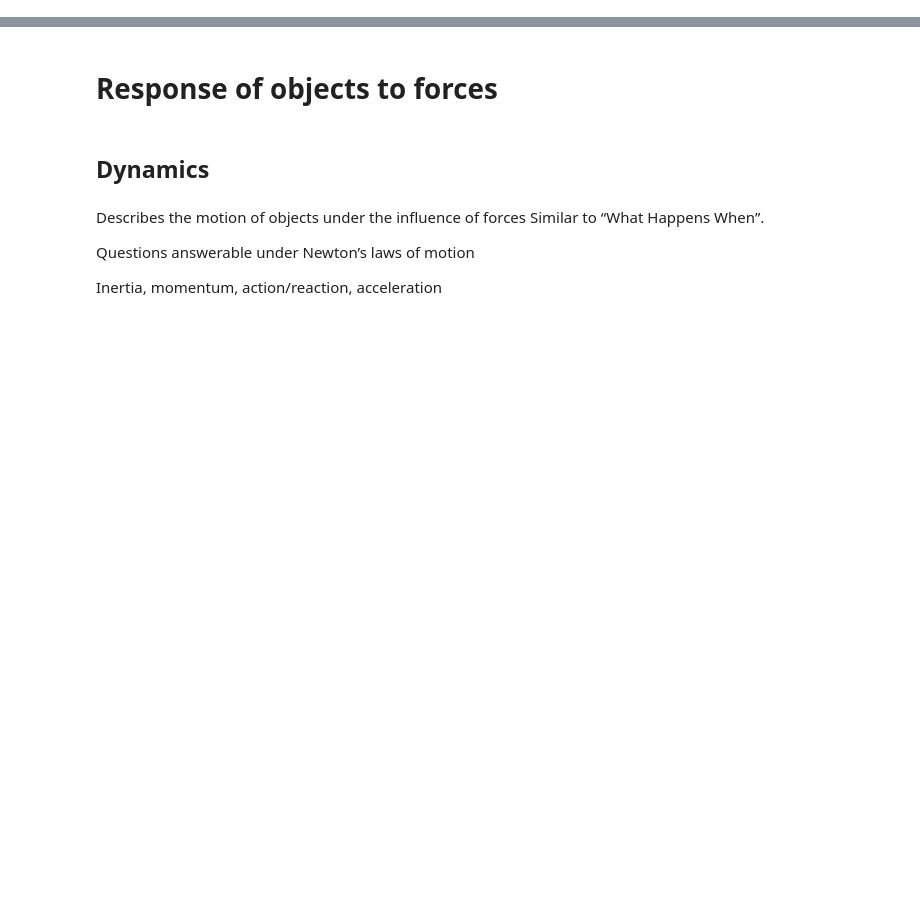
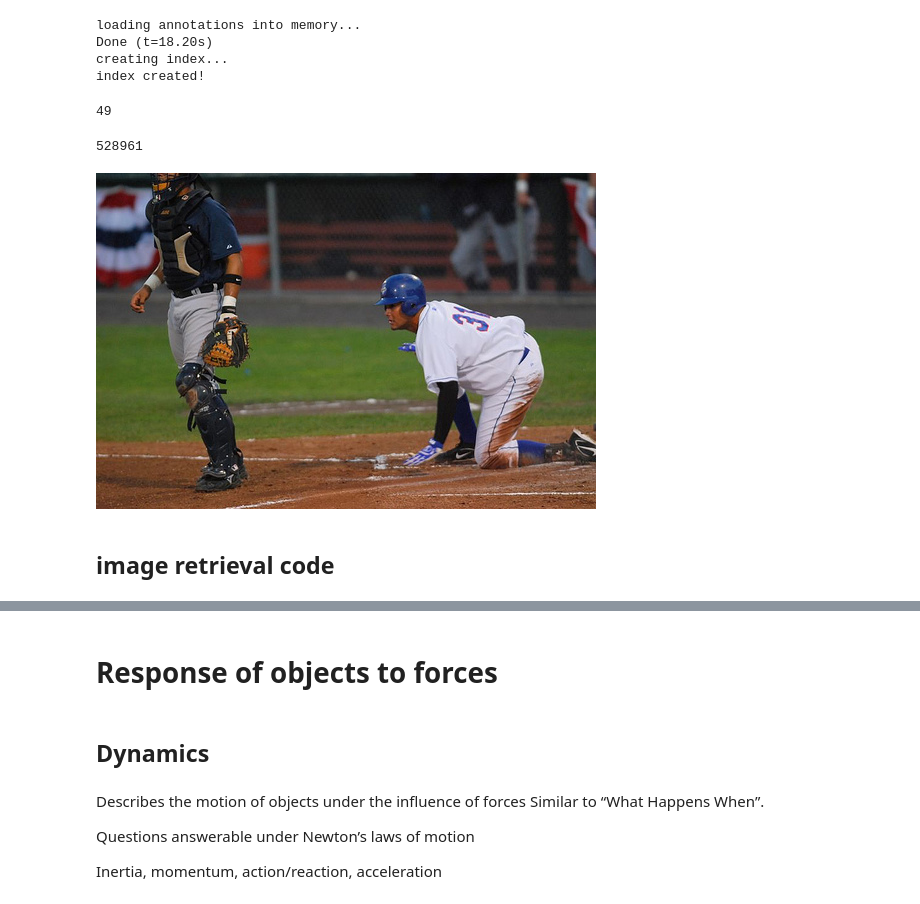
Before and after one commit to drschwenk/pqa_notebooks, a Jupyter notebook: question_samples.ipynb, the cells around one changed output, grey strips where cells are left out. Cells and saved outputs as stored; diff of their text form; code cells hidden in the pictures; blank space fills up the shorter version.

```diff
--- a/question_samples.ipynb
+++ b/question_samples.ipynb
@@ -37,0 +198,27 @@ plt.rcParams['figure.figsize'] = (16.0, 10.0)
+# %%
+dataDir='../coco/coco/'
+dataType='train2014'
+annFile='%s/annotations/instances_%s.json'%(dataDir,dataType)
+
+# initialize COCO api for instance annotations
+coco=COCO(annFile)
+# %% [output]
+loading annotations into memory...
+Done (t=18.20s)
+creating index...
+index created!
+# %%
+cats = coco.loadCats(coco.getCatIds())
+nms=[cat['name'] for cat in cats]
+nms = set([cat['supercategory'] for cat in cats])
+# %%
+ignore_super_cats = ['animal', 'person']
+ignore_cats = ['fire hydrant', 'parking meter', 'stop sign']
+# %%
+obj_cats = set([cat['name'] for cat in cats if cat['supercategory'] not in ignore_super_cats and cat['name'] not in ignore_cats])
+obj_supercats = set([cat['supercategory'] for cat in cats])
+
+good_cat_ids = coco.getCatIds(catNms=list(obj_cats))
+good_img_ids = [coco.getImgIds(catIds=catid) for catid in good_cat_ids]
+
+flattened_img_ids = [item for sublist in good_img_ids for item in sublist]
@@ -37,0 +233,22 @@ plt.rcParams['figure.figsize'] = (16.0, 10.0)
+# %%
+len(imgIds)
+# %% [output]
+49
+# %%
+# get all images containing given categories, select one at random
+# catIds = coco.getCatIds(catNms=['person','dog','skateboard']);
+# imgIds = coco.getImgIds(catIds=catIds );
+img_id_to_load = int(flattened_img_ids[np.random.randint(0, len(flattened_img_ids))])
+print (img_id_to_load)
+img = coco.loadImgs(img_id_to_load)[0]
+
+# load and display image
+image_to_disp = io.imread('%s/images/%s/%s'%('../coco/',dataType, img['file_name']))
+# use url to load image
+# image_to_disp = io.imread('http://mscoco.org/images/%d'%(img['id']))
+Image.fromarray(image_to_disp)
+# %% [output]
+528961
+[figure, added]
+# %% [markdown]
+## image retrieval code
```
Also changed, not shown: parts of 30 cells of this notebook, 1 other file.
